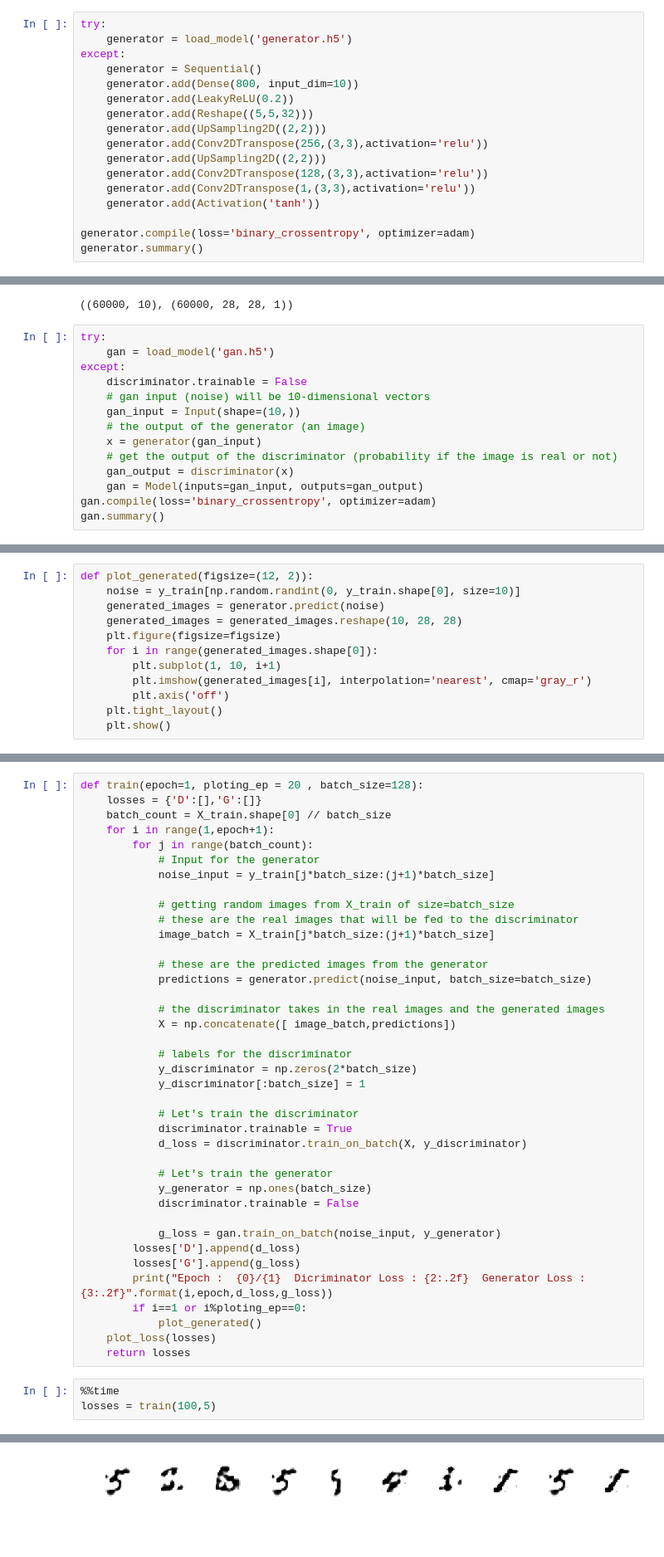
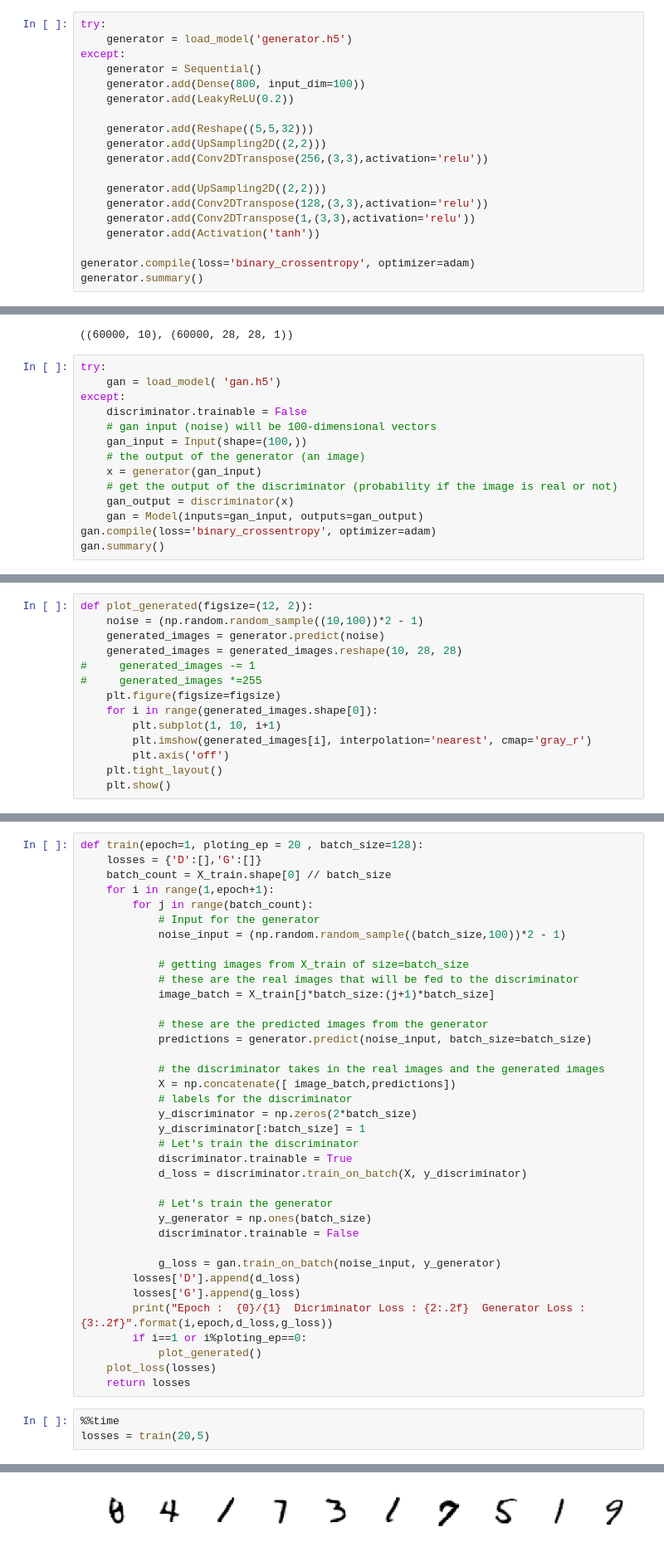
Before and after one commit to imehar/mnist-generator, a Jupyter notebook: MNIST_GAN.ipynb, the cells around one changed output, grey strips where cells are left out. Shown: that part at 83% size. Cells and saved outputs as stored; diff of their text form.

Commit message:
replace 10 input with 100 in GAN

```diff
--- a/MNIST_GAN.ipynb
+++ b/MNIST_GAN.ipynb
@@ -77,11 +74,13 @@ try:
     generator = load_model('generator.h5')
 except:
     generator = Sequential()
-    generator.add(Dense(800, input_dim=10))
+    generator.add(Dense(800, input_dim=100))
     generator.add(LeakyReLU(0.2))
+
     generator.add(Reshape((5,5,32)))
     generator.add(UpSampling2D((2,2)))
     generator.add(Conv2DTranspose(256,(3,3),activation='relu'))
+
     generator.add(UpSampling2D((2,2)))
     generator.add(Conv2DTranspose(128,(3,3),activation='relu'))
     generator.add(Conv2DTranspose(1,(3,3),activation='relu'))
@@ -129,11 +126,11 @@ y_train.shape,X_train.shape
 ((60000, 10), (60000, 28, 28, 1))
 # %%
 try:
-    gan = load_model('gan.h5')
+    gan = load_model( 'gan.h5')
 except:
     discriminator.trainable = False
-    # gan input (noise) will be 10-dimensional vectors
-    gan_input = Input(shape=(10,))
+    # gan input (noise) will be 100-dimensional vectors
+    gan_input = Input(shape=(100,))
     # the output of the generator (an image)
     x = generator(gan_input)
     # get the output of the discriminator (probability if the image is real or not)
@@ -168,9 +166,11 @@ def plot_loss(losses):
     plt.show()
 # %%
 def plot_generated(figsize=(12, 2)):
-    noise = y_train[np.random.randint(0, y_train.shape[0], size=10)]
+    noise = (np.random.random_sample((10,100))*2 - 1)
     generated_images = generator.predict(noise)
     generated_images = generated_images.reshape(10, 28, 28)
+#     generated_images -= 1
+#     generated_images *=255
     plt.figure(figsize=figsize)
     for i in range(generated_images.shape[0]):
         plt.subplot(1, 10, i+1)
@@ -190,9 +190,9 @@ def train(epoch=1, ploting_ep = 20 , batch_size=128):
     for i in range(1,epoch+1):
         for j in range(batch_count):
             # Input for the generator
-            noise_input = y_train[j*batch_size:(j+1)*batch_size]
+            noise_input = (np.random.random_sample((batch_size,100))*2 - 1)
 
-            # getting random images from X_train of size=batch_size
+            # getting images from X_train of size=batch_size
             # these are the real images that will be fed to the discriminator
             image_batch = X_train[j*batch_size:(j+1)*batch_size]
 
@@ -201,11 +201,9 @@ def train(epoch=1, ploting_ep = 20 , batch_size=128):
 
             # the discriminator takes in the real images and the generated images
             X = np.concatenate([ image_batch,predictions])
-
             # labels for the discriminator
             y_discriminator = np.zeros(2*batch_size)
             y_discriminator[:batch_size] = 1
-
             # Let's train the discriminator
             discriminator.trainable = True
             d_loss = discriminator.train_on_batch(X, y_discriminator)
@@ -224,5 +222,5 @@ def train(epoch=1, ploting_ep = 20 , batch_size=128):
     return losses
 # %%
 %%time
-losses = train(100,5)
+losses = train(20,5)
 # %% [output]
@@ -235 +233 @@ Epoch :  5/100  Dicriminator Loss : 0.38  Generator Loss : 1.69
-[figure, old version]
+[figure, new version]
```
Also changed, not shown: parts of 9 cells of this notebook, 4 other files.
